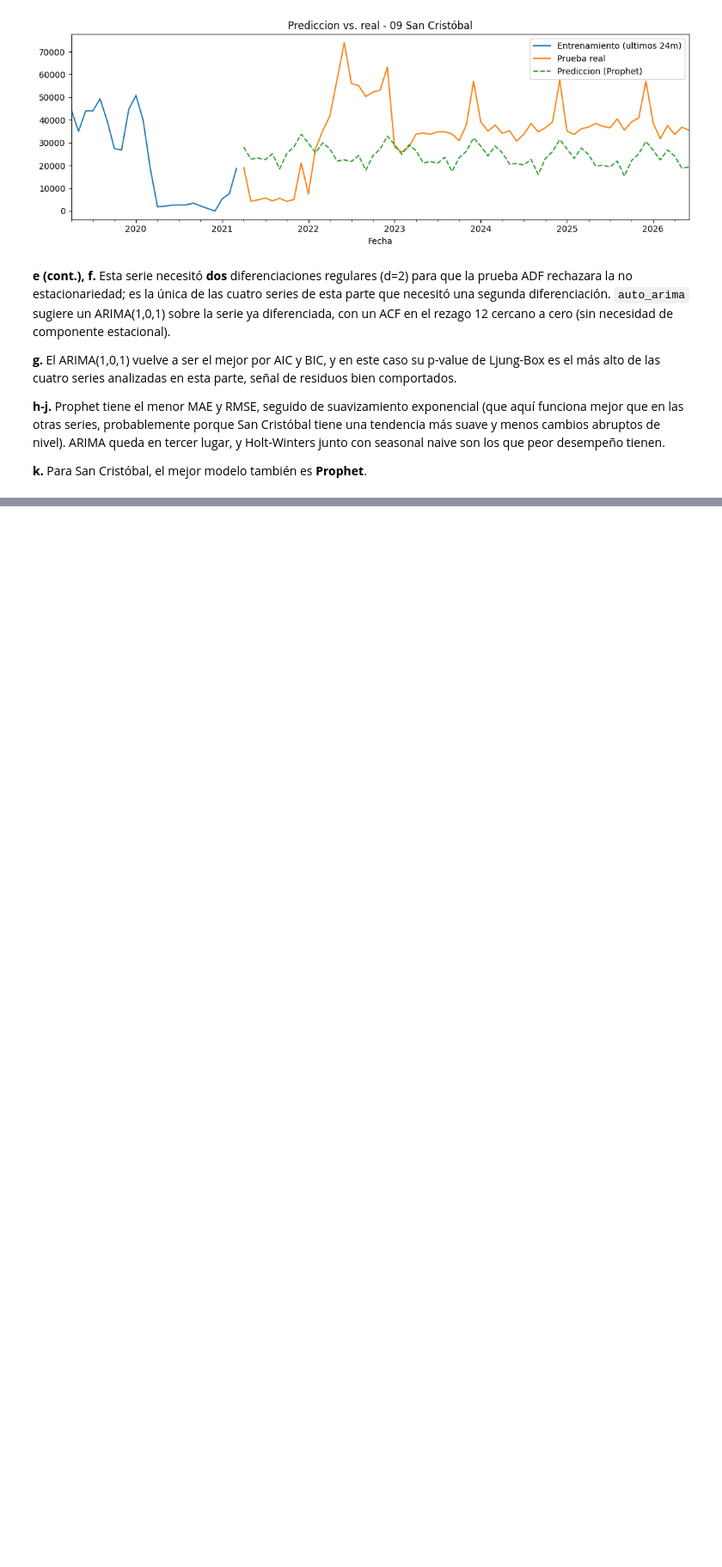
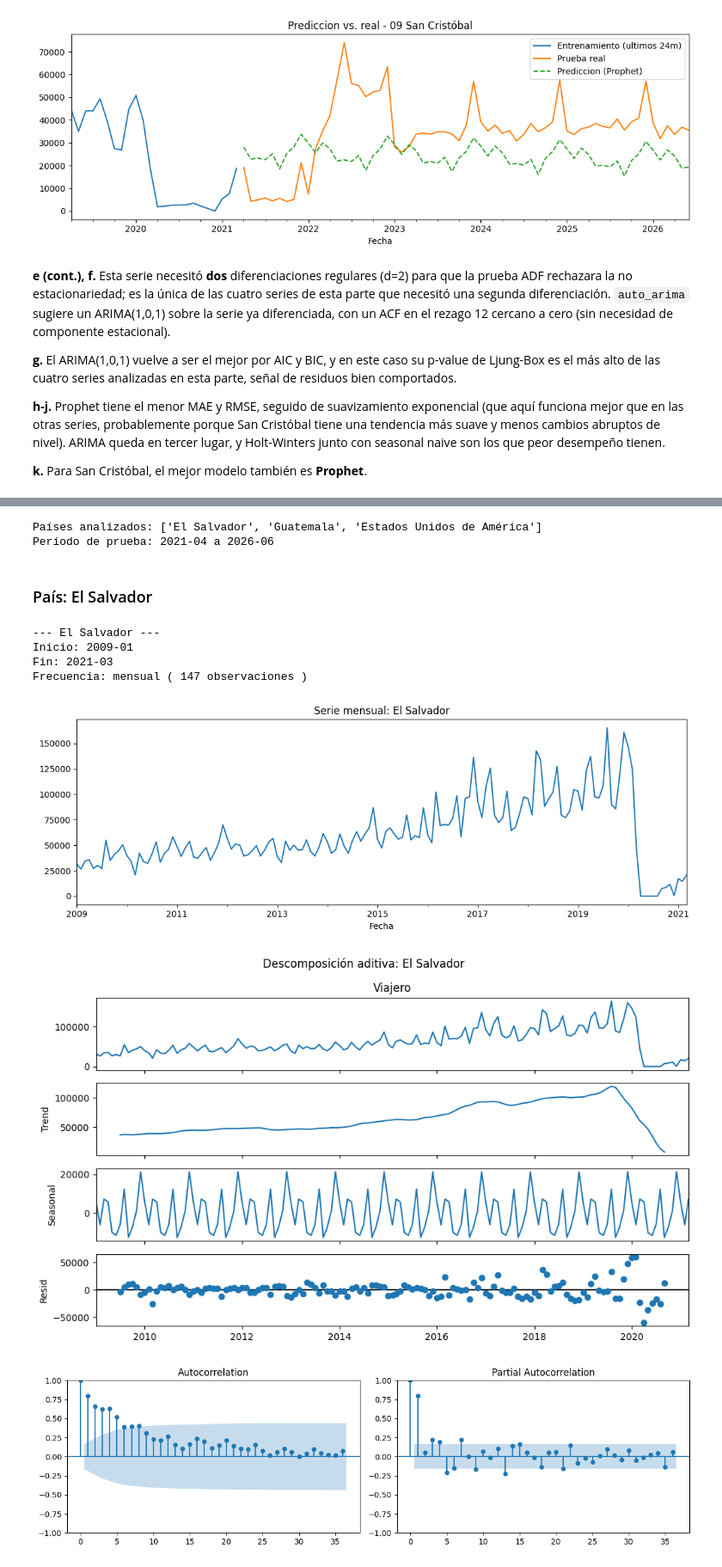
Before and after one commit to Qu3zada22/Laboratorio1-ds, a Jupyter notebook: lab1.ipynb, the cells around one changed output, grey strips where cells are left out. Shown at 86% size. Cells and saved outputs as stored; diff of their text form; code cells hidden in the pictures; blank space fills up the shorter version.

```diff
--- a/lab1.ipynb
+++ b/lab1.ipynb
@@ -480,7 +486,7 @@ def modelar_serie(serie_train, serie_test, nombre, periodo=12):
     necesita_log = max(cv1, cv2) / min(cv1, cv2) > 1.3
     print(f'Variabilidad relativa 1ra mitad: {cv1:.3f} | 2da mitad: {cv2:.3f} -> transformacion log: {necesita_log}')
 
-    serie_mod = np.log(serie_train) if necesita_log else serie_train.copy()
+    serie_mod = np.log1p(serie_train) if necesita_log else serie_train.copy()
 
     d = 0
     s = serie_mod.copy()
@@ -529,7 +535,7 @@ def modelar_serie(serie_train, serie_test, nombre, periodo=12):
     h = len(serie_test)
     fc_arima = best_arima.get_forecast(steps=h).predicted_mean
     if necesita_log:
-        fc_arima = np.exp(fc_arima)
+        fc_arima = np.expm1(fc_arima)
     fc_arima.index = serie_test.index
 
     # --- h. otros algoritmos ---
@@ -822,0 +783,28 @@ Holt-Winters        34087.924134  37485.395275  2616.663796  2664.510717
+# %%
+series_pais_test = {}
+for pais in top3_paises:
+    series_pais_test[pais] = (df_test[df_test['País'] == pais]
+        .groupby('Fecha')['Viajero'].sum()
+        .reindex(serie_total_test.index, fill_value=0))
+
+print('Países analizados:', top3_paises)
+print('Período de prueba:', serie_total_test.index.min().strftime('%Y-%m'),
+      'a', serie_total_test.index.max().strftime('%Y-%m'))
+# %% [output]
+Países analizados: ['El Salvador', 'Guatemala', 'Estados Unidos de América']
+Período de prueba: 2021-04 a 2026-06
+# %% [markdown]
+### País: El Salvador
+# %%
+desc_pais_0, adf_pais_0 = analizar_serie(
+    series_pais['El Salvador'], 'El Salvador')
+res_el_salvador = modelar_serie(
+    series_pais['El Salvador'], series_pais_test['El Salvador'], 'El Salvador')
+# %% [output]
+--- El Salvador ---
+Inicio: 2009-01
+Fin: 2021-03
+Frecuencia: mensual ( 147 observaciones )
+[figure, added]
+[figure, added]
+[figure, added]
```
Also changed, not shown: parts of 22 cells of this notebook, 2 other files.
